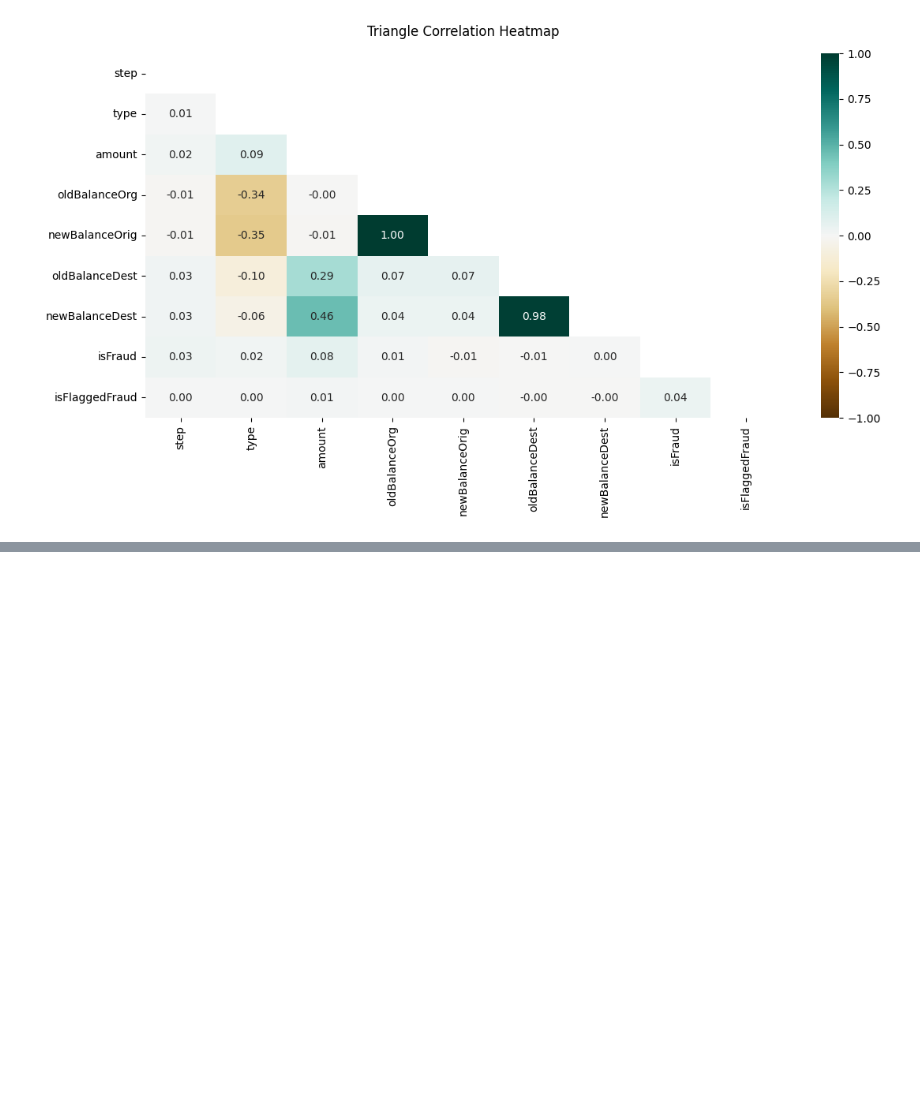
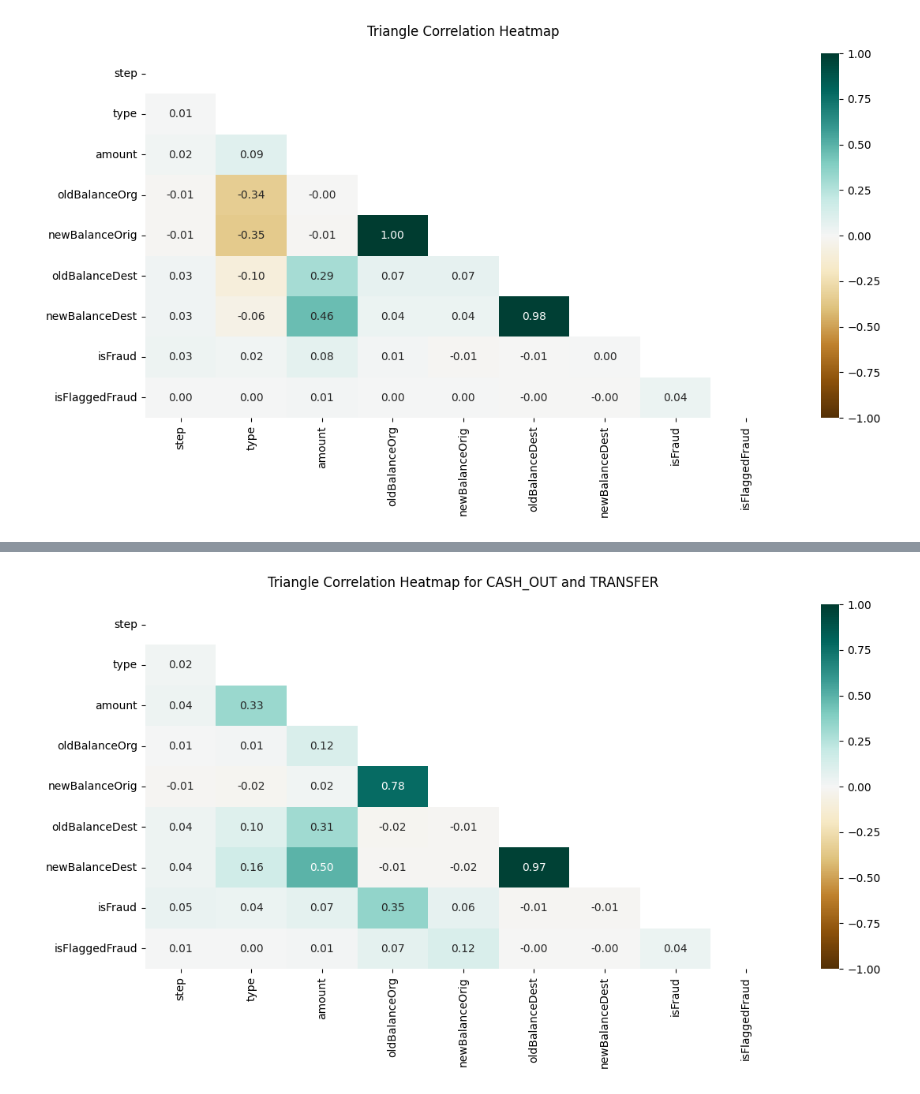
Before and after one commit to spectralcodex/momo-fincrime, a Jupyter notebook: fincrime.ipynb, the cells around one changed output, grey strips where cells are left out. Cells and saved outputs as stored; diff of their text form; code cells hidden in the pictures; blank space fills up the shorter version.

```diff
--- a/fincrime.ipynb
+++ b/fincrime.ipynb
@@ -382,0 +388,5 @@ Looking at the diagram , Amount Vs IsFraud has an r-value of 0.08 which is not a
+# %%
+# Filter the dataset by type CASH_OUT and TRANSFER
+df_filter_type = dataset.query('type in ["TRANSFER","CASH_OUT"]')
+
+df_filter_type
@@ -382,0 +407,19 @@ Looking at the diagram , Amount Vs IsFraud has an r-value of 0.08 which is not a
+# %%
+# Encoder categorical variable type
+df_filter_type['type'] = le.fit_transform(df_filter_type.type)
+
+# Drop categorical attributes with no useful information
+df_type_numeric = df_filter_type.drop(columns=['nameOrig','nameDest'], axis=1)
+# %%
+# Plot correlation map
+plt.figure(figsize=(13, 6))
+
+# Mask to isolate upper triangle of matrix
+mask = np.triu(np.ones_like(df_type_numeric.corr(), dtype=np.bool))
+
+heatmap = sns.heatmap(df_type_numeric.corr(), vmin=-1, vmax=1, annot=True, fmt='.2f', cmap='BrBG', mask=mask)
+heatmap.set_title('Triangle Correlation Heatmap for CASH_OUT and TRANSFER', fontdict={'fontsize':12}, pad=16);
+
+plt.show()
+# %% [output]
+[figure, added]
```
Also changed, not shown: parts of 11 cells of this notebook.
